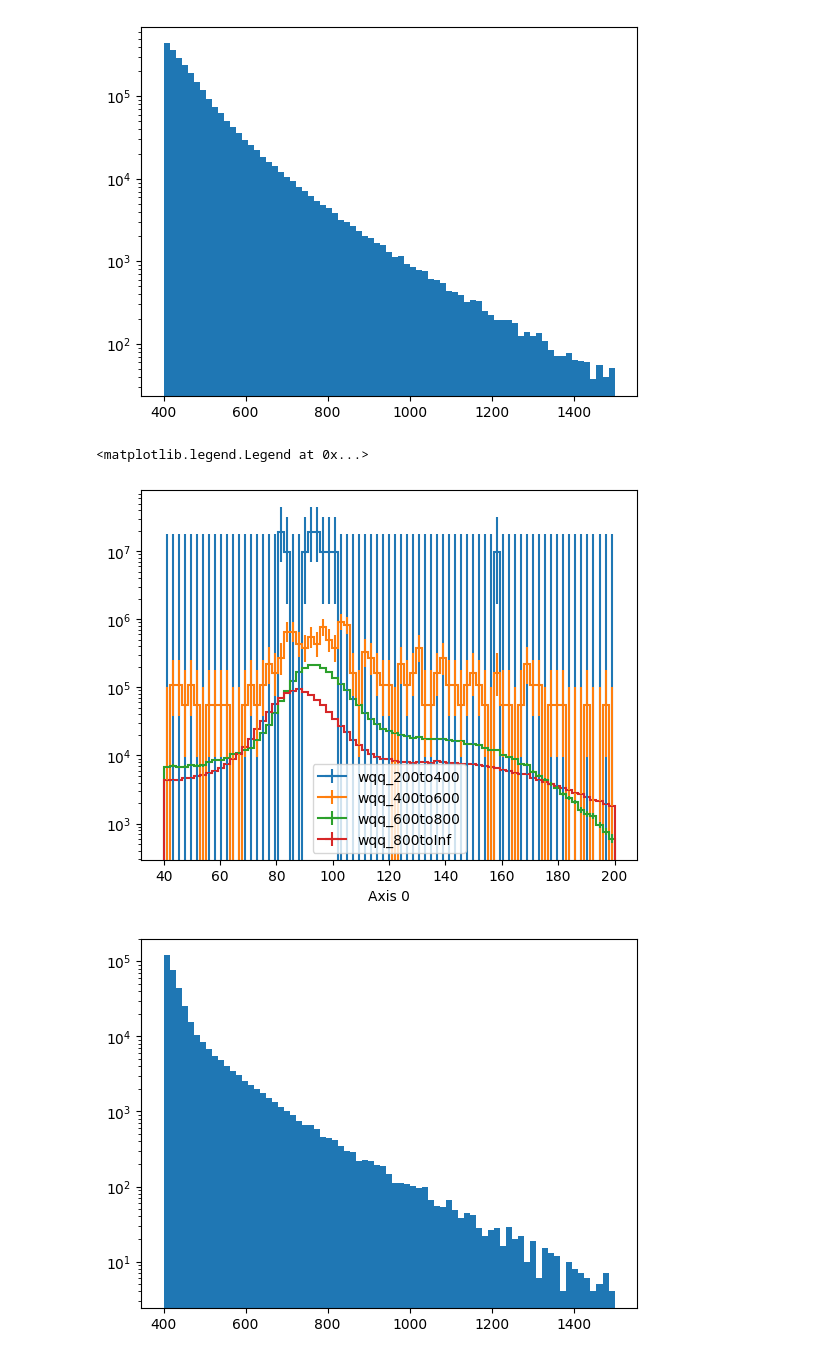
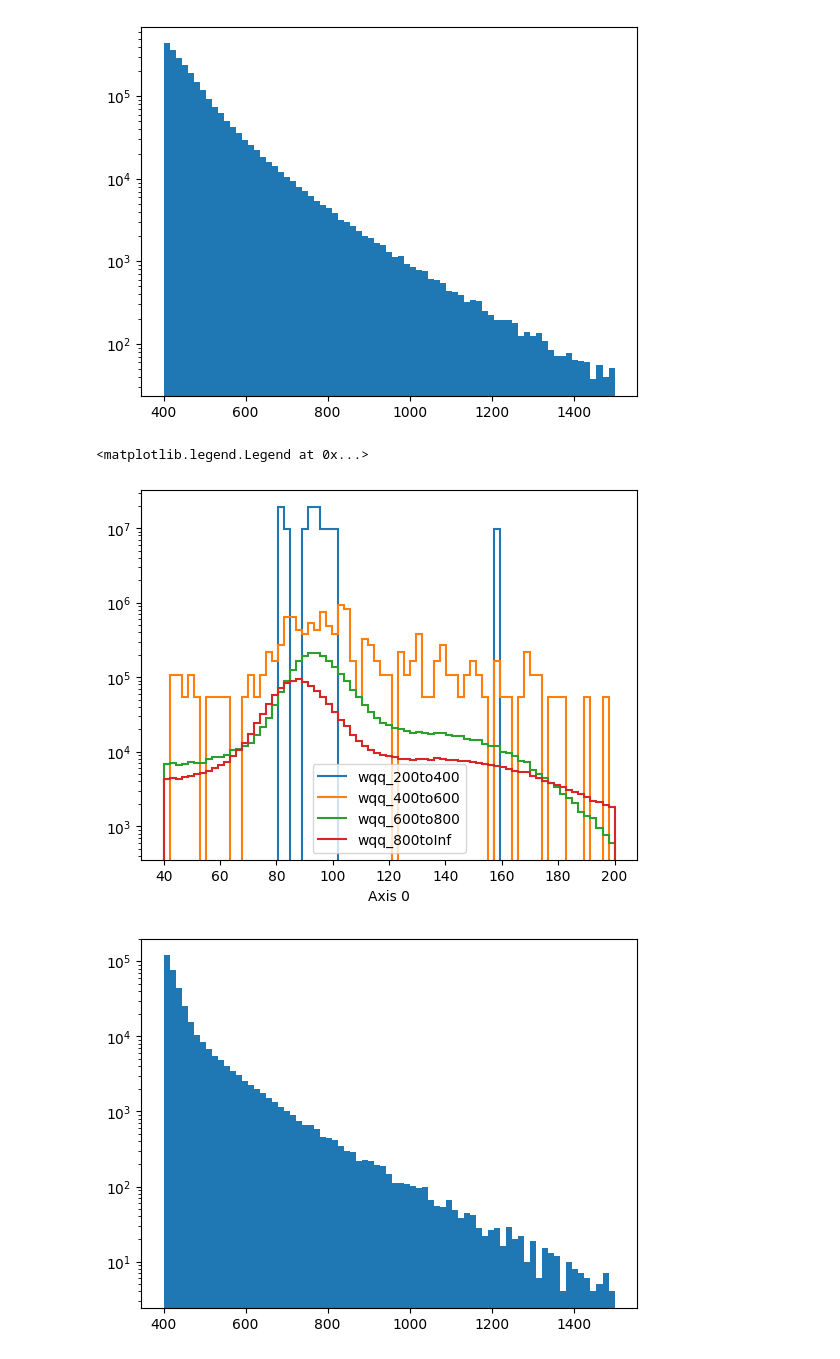
Before and after one commit to cmoore24-24/hgg, a Jupyter notebook: notebooks/skims/sample_stitching/data_combing.ipynb, the cells around one changed output. Saved outputs shown, nothing was run; the diff lists cells and outputs as text; code cells hidden in the pictures.

```diff
--- a/notebooks/skims/sample_stitching/data_combing.ipynb
+++ b/notebooks/skims/sample_stitching/data_combing.ipynb
@@ -214,17 +214,17 @@ xsec['wqq_600to800'] = 58.9
 xsec['wqq_800toInf'] = 28.93
 # %%
 import hist
-h = hist.Hist.new.Reg(75, 40, 200).StrCat(list(wqq), name="name").Weight()
+h = hist.Hist.new.Reg(75, 40, 200).StrCat(list(wqq), name="name").Double()
 for name, samp in wqq.items():
     h.fill(samp["FatJets.msoftdrop"], name, weight=xsec[name]*1000*IL/len(samp))
 
 fig, ax = plt.subplots()
 h.plot1d(ax=ax, overlay="name")
 ax.set_yscale("log")
 ax.legend()
 # %% [output]
 <matplotlib.legend.Legend at 0x...>
-[figure, old version]
+[figure, new version]
 # %%
 del wqq['wqq_200to400']
 # %%
```
Also changed, not shown: parts of 1 cell of this notebook, 6 other files.
